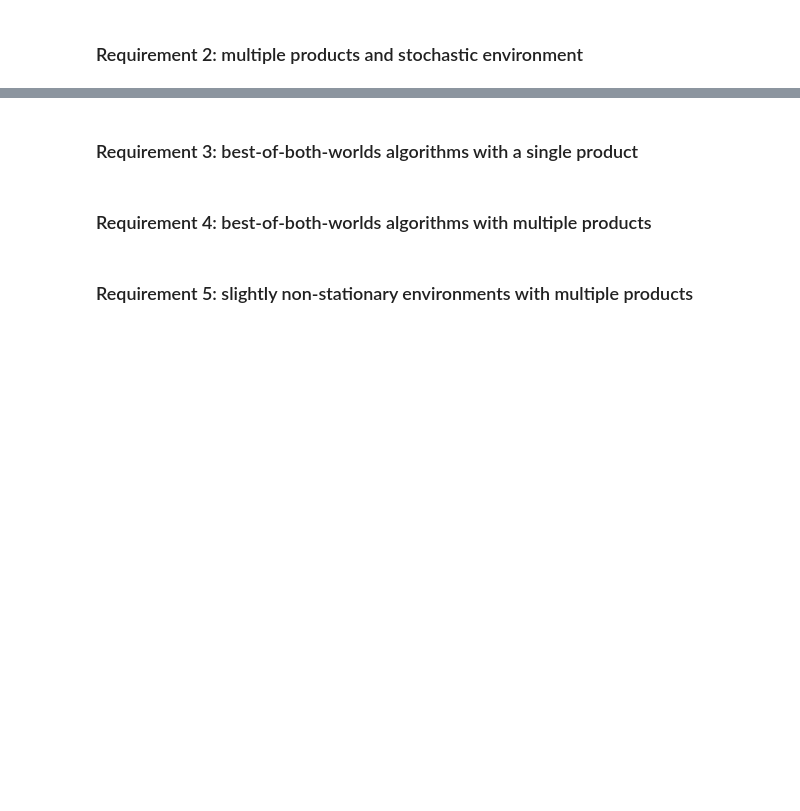
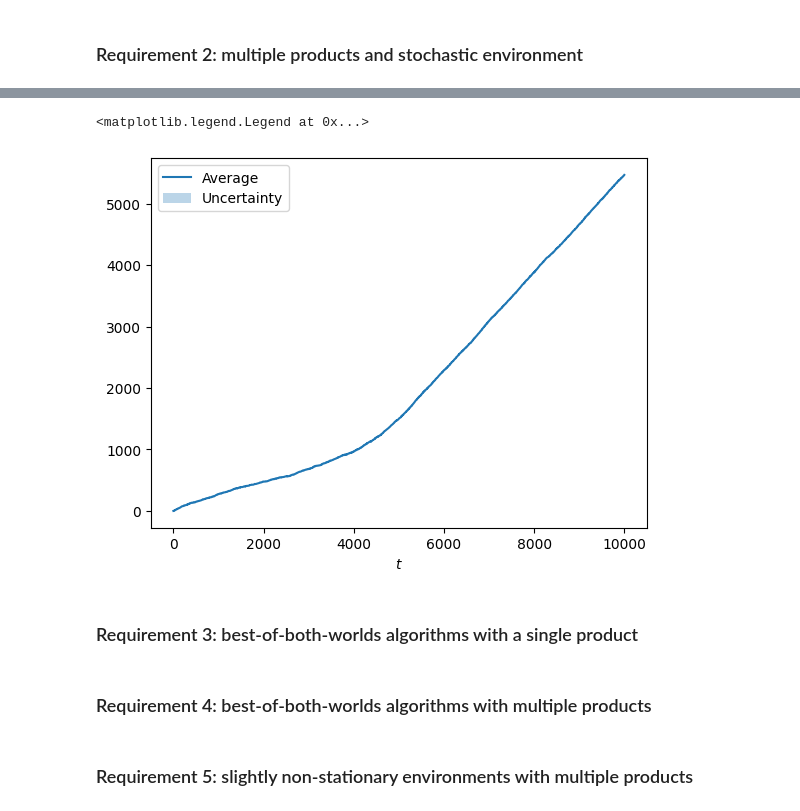
Before and after one commit to FabioFloris02/OLA2025_Floris_Sonzini_Parenti_Singh_Gottschling, a Jupyter notebook: OLA-project.ipynb, the cells around one changed output, grey strips where cells are left out. Drawn from its saved outputs; the diff is of its cells as text; code cells hidden in the pictures; blank space fills up the shorter version.

```diff
--- a/OLA-project.ipynb
+++ b/OLA-project.ipynb
@@ -433,13 +451,13 @@ plt.show()
 ### Requirement 2: multiple products and stochastic environment
 # %%
 class MultipleProductEnvironment(Environment):
-  def __init__(self, T, N, max_valuation):
+  def __init__(self, T, N, valuation_distr=stats.uniform):
     self.T = T # Number of buyers (rounds)
     self.N = N # Number of types of products
     self.t = 0 # Current buyer
 
     # Valuation of each buyer sampled from the given distribution function
-    self.valuations = np.random.uniform(0, max_valuation, size=(T, N))
+    self.valuations = valuation_distr.rvs(size=(T, N))
 
   def round(self, p_t):
     reward = np.array([])
@@ -456,0 +645,17 @@ class MultipleProductEnvironment(Environment):
+# %%
+# Parameters
+T = 10000
+B = T
+
+# Prices
+max_price = 1
+price_step = 0.2
+prices = np.arange(0.1, max_price, price_step)
+P = len(prices)
+
+# Valuation prob. distribution
+valuations_distr = [
+    stats.uniform(loc=0, scale=max_price)
+]
+
+N = len(valuations_distr)
@@ -457,3 +697,20 @@ class MultipleProductEnvironment(Environment):
+# %%
+average_regret = regret_per_trial.mean(axis=0) # mean
+regret_sd = regret_per_trial.std(axis=0) # standard deviation
+
+plt.plot(np.arange(T), average_regret, label="Average")
+plt.fill_between(
+    np.arange(T),
+    average_regret-regret_sd/np.sqrt(n_trials),
+    average_regret+regret_sd/np.sqrt(n_trials),
+    alpha=0.3,
+    label="Uncertainty"
+)
+plt.xlabel("$t$")
+plt.legend()
+# %% [output]
+<matplotlib.legend.Legend at 0x...>
+[figure, added]
 # %% [markdown]
 ### Requirement 3: best-of-both-worlds algorithms with a single product
 # %% [markdown]
```
Also changed, not shown: parts of 20 cells of this notebook.
